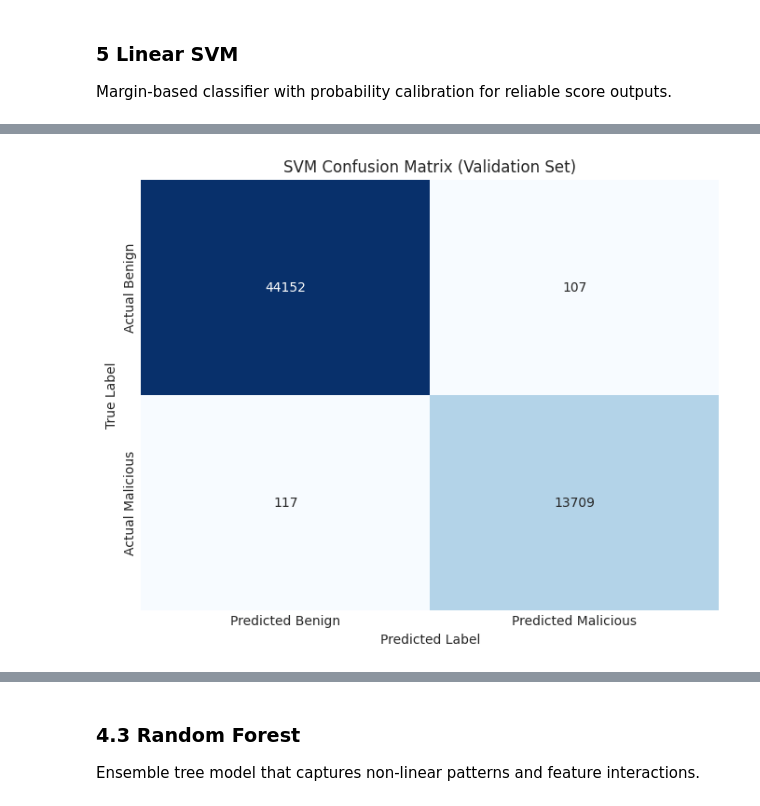
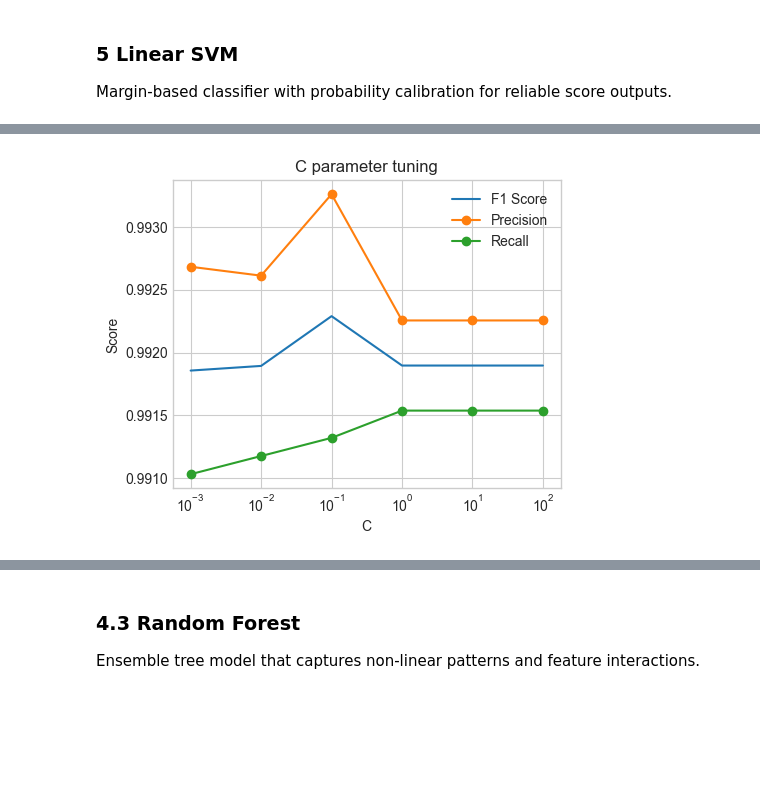
Before and after one commit to apuya/Course-Project-Malicious-URL-Detection, a Jupyter notebook: Detecting Malicious URLs with Lexical Features.ipynb, the cells around one changed output, grey strips where cells are left out. Saved outputs shown, nothing was run; the diff lists cells and outputs as text; code cells hidden in the pictures; blank space fills up the shorter version.

Commit message:
svm with hyperparameter tuning

```diff
--- a/Detecting Malicious URLs with Lexical Features.ipynb
+++ b/Detecting Malicious URLs with Lexical Features.ipynb
@@ -1117,62 +1117,71 @@ Margin-based classifier with probability calibration for reliable score outputs.
 # %%
 scaler = StandardScaler()
 
-X_train = X_train.copy()
-X_val = X_val.copy()
-X_test = X_test.copy()
+X_train2 = X_train.copy()
+X_val2 = X_val.copy()
+X_test2 = X_test.copy()
 
-X_train[continuous_cols] = scaler.fit_transform(X_train[continuous_cols])
-X_val[continuous_cols] = scaler.transform(X_val[continuous_cols])
-X_test[continuous_cols] = scaler.transform(X_test[continuous_cols])
+X_train2[continuous_cols] = scaler.fit_transform(X_train[continuous_cols])
+X_val2[continuous_cols] = scaler.transform(X_val[continuous_cols])
+X_test2[continuous_cols] = scaler.transform(X_test[continuous_cols])
 
 print(f"Scaled {len(continuous_cols)} continuous features.")
-print(f"Feature means after scaling (Train): {X_train[continuous_cols].mean().mean():.4f}")
-print(f"Feature std after scaling (Train): {X_train[continuous_cols].std().mean():.4f}")
+print(f"Feature means after scaling (Train): {X_train2[continuous_cols].mean().mean():.4f}")
+print(f"Feature std after scaling (Train): {X_train2[continuous_cols].std().mean():.4f}")
 
-svm_model = LinearSVC(
-    penalty='l2',
-    loss='squared_hinge',
-    dual=False,
-    tol=1e-4,
-    C=1.0,
-    class_weight=class_weights,
-    random_state=69,
-    max_iter=1000
-)
+# Hyperparameter tuning
+c_values = [.001, .01, .1 , 1, 10, 100]
 
-print(f"Training LinearSVC on {len(X_train):,} samples...")
-print(f"Class Weights applied: {class_weights}")
+results = []
+svm_best = None
 
+for c in c_values:
+    svm_model = LinearSVC(
+        C=c,
+        penalty='l2',
+        loss='squared_hinge',
+        dual=False,
+        tol=.0001,
+        class_weight=class_weights,
+        random_state=69,
+        max_iter=2500
+    )
+    start_time = time.time()
+    svm_model.fit(X_train2, y_train)
+    train_time = time.time() - start_time
+    y_pred = svm_model.predict(X_val2)
 
-start_time = time.time()
-svm_model.fit(X_train, y_train)
-train_time = time.time() - start_time
+    f1 = f1_score(y_val, y_pred, pos_label=1)
+    recall = recall_score(y_val, y_pred, pos_label=1)
+    precision = precision_score(y_val, y_pred, pos_label=1)
 
-print(f"\nTraining completed in {train_time:.2f} seconds.")
-print(f"Model coefficients shape: {svm_model.coef_.shape}")
-print(f"Intercept: {svm_model.intercept_}")
+    results.append({
+        'C': c,
+        'f1': f1,
+        'recall': recall,
+        'precision': precision
+    })
 
-y_pred_val = svm_model.predict(X_val)
-y_score_val = svm_model.decision_function(X_val)
+    if c == .1:
+        svm_best = svm_model
 
-accuracy = accuracy_score(y_val, y_pred_val)
-auc = roc_auc_score(y_val, y_score_val)
+c_values = [r['C'] for r in results]
+f1_scores = [r['f1'] for r in results]
+precision_scores = [r['precision'] for r in results]
+recall_scores = [r['recall'] for r in results]
 
-print(f"Validation Accuracy: {accuracy:.4f}")
-print(f"Validation ROC-AUC:  {auc:.4f}")
-print("\nClassification Report:\n")
-print(classification_report(y_val, y_pred_val, target_names=['Benign', 'Malicious']))
+plt.figure(figsize=(5, 4))
+plt.semilogx(c_values, f1_scores, label='F1 Score')
+plt.semilogx(c_values, precision_scores, marker='o', label='Precision')
+plt.semilogx(c_values, recall_scores, marker='o', label='Recall')
+plt.title('C parameter tuning')
+plt.xlabel('C')
+plt.ylabel('Score')
+plt.legend()
+plt.show()
 
-cm = confusion_matrix(y_val, y_pred_val)
-
-plt.figure(figsize=(8, 6))
-sns.heatmap(cm, annot=True, fmt='d', cmap='Blues', cbar=False,
-            xticklabels=['Predicted Benign', 'Predicted Malicious'],
-            yticklabels=['Actual Benign', 'Actual Malicious'])
-plt.title('SVM Confusion Matrix (Validation Set)')
-plt.ylabel('True Label')
-plt.xlabel('Predicted Label')
-plt.show()
+print("Best C parameter:")
+print(results[2])
 # %% [output]
 Scaled 28 continuous features.
 Feature means after scaling (Train): -0.0000
@@ -1194 +1189 @@ weighted avg       1.00      1.00      1.00     58085
-[figure, old version]
+[figure, new version]
```
Also changed, not shown: parts of 17 cells of this notebook.
